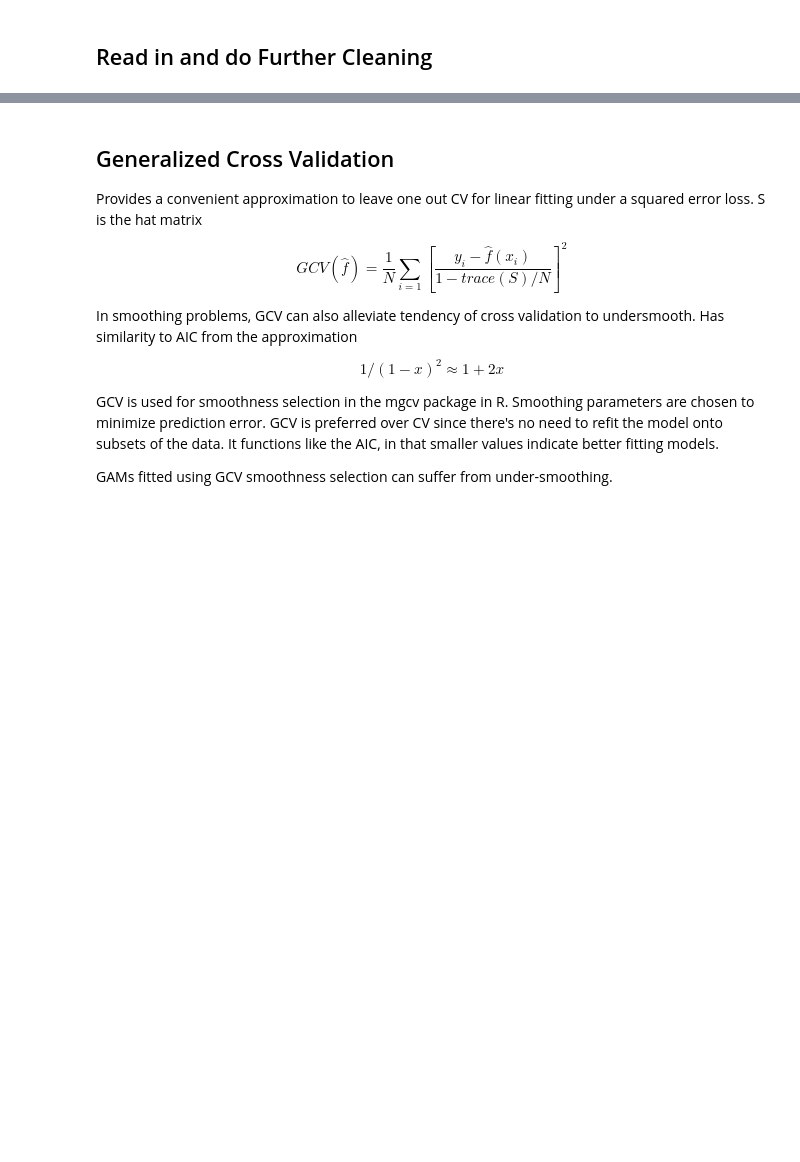
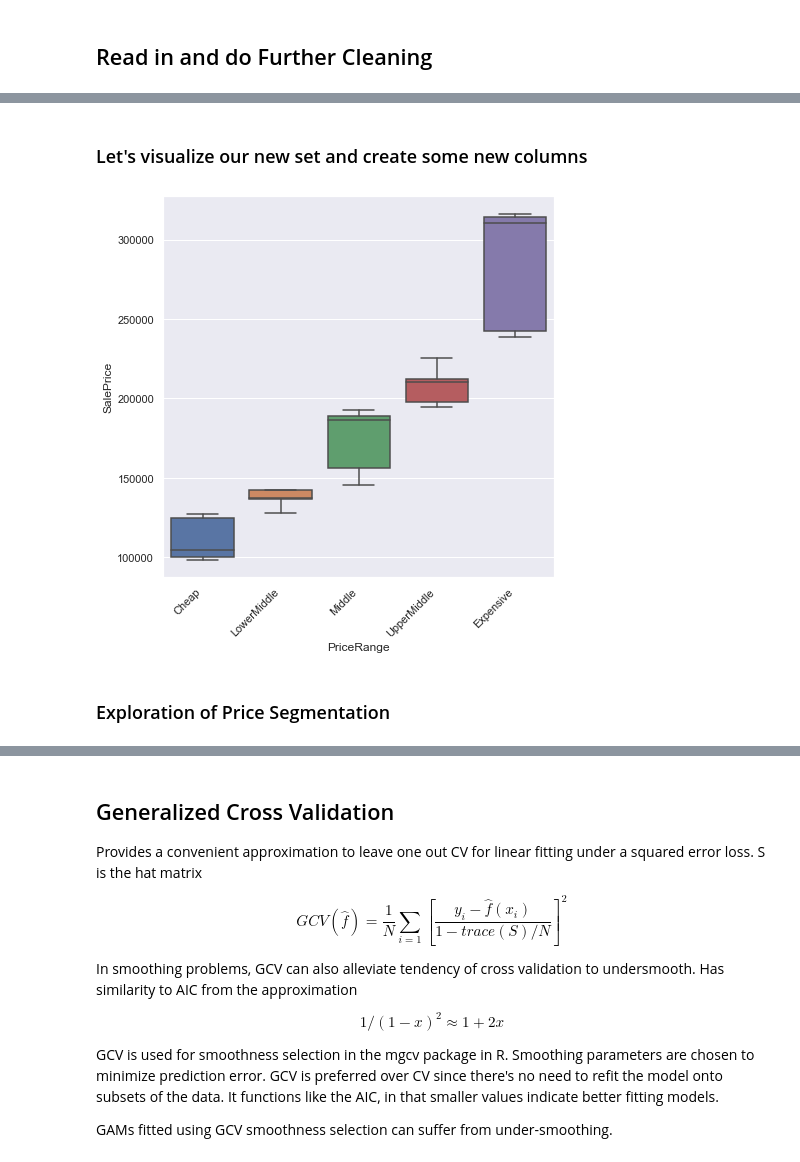
Before and after one commit to snuzbrokh/Ames-Housing, a Jupyter notebook: Sam/workbook.ipynb, the cells around one changed output, grey strips where cells are left out. Saved outputs shown, nothing was run; the diff lists cells and outputs as text; code cells hidden in the pictures; blank space fills up the shorter version.

```diff
--- a/Sam/workbook.ipynb
+++ b/Sam/workbook.ipynb
@@ -36,0 +52,11 @@ test.fillna(0, inplace=True)
+# %% [markdown]
+### Let's visualize our new set and create some new columns
+# %%
+# Find the order
+#my_order = train.groupby(by=["Neighborhood"])["SalePrice"].mean().sort_values().index
+
+plt.figure(figsize=(7,7))
+ax = sns.boxplot(x="PriceRange", y='SalePrice', data=hood_means)#, order=my_order)
+ax.set_xticklabels(ax.get_xticklabels(), rotation=45, horizontalalignment='right');
+# %% [output]
+[figure, added]
@@ -36,0 +66,2 @@ test.fillna(0, inplace=True)
+# %% [markdown]
+### Exploration of Price Segmentation
```
Also changed, not shown: parts of 78 cells of this notebook, 7 other files.
